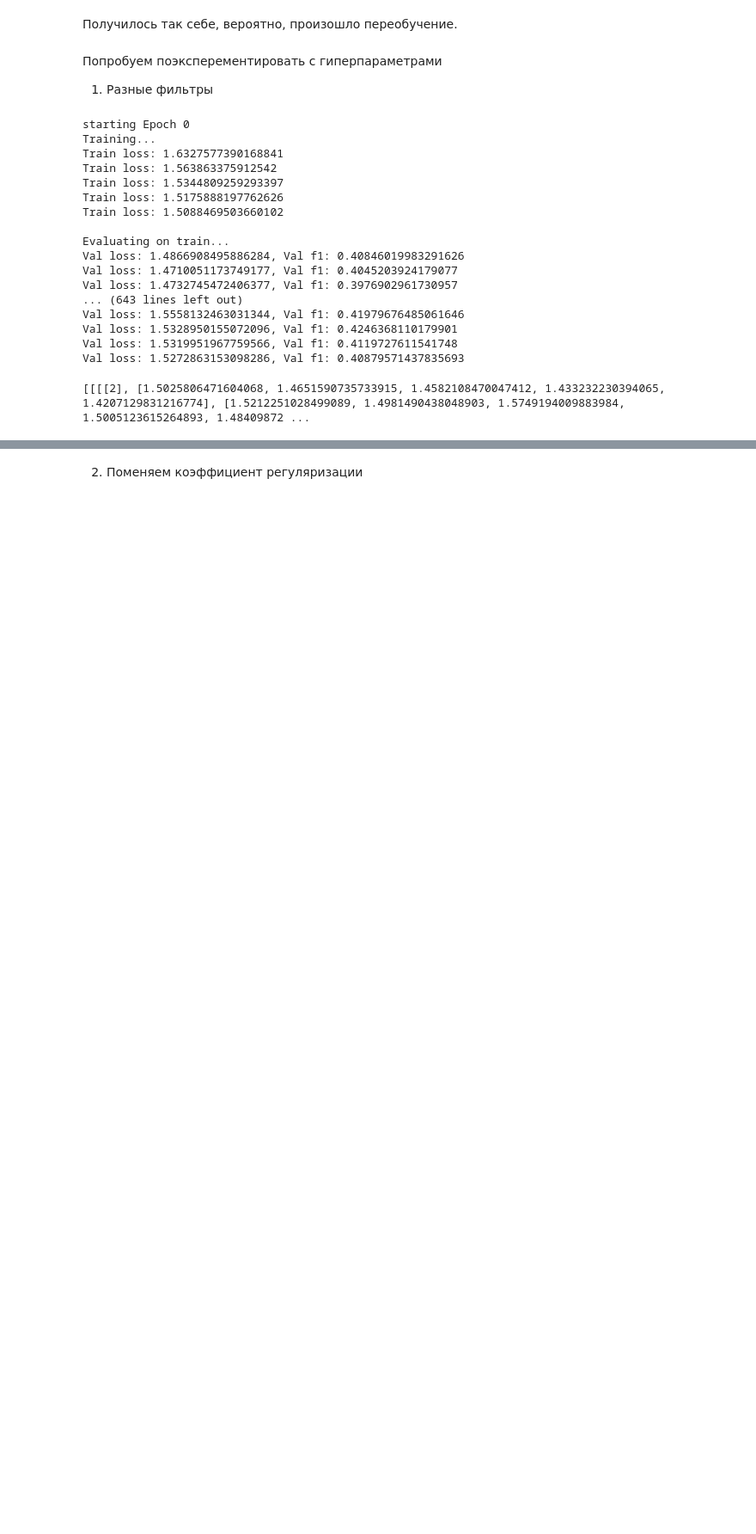
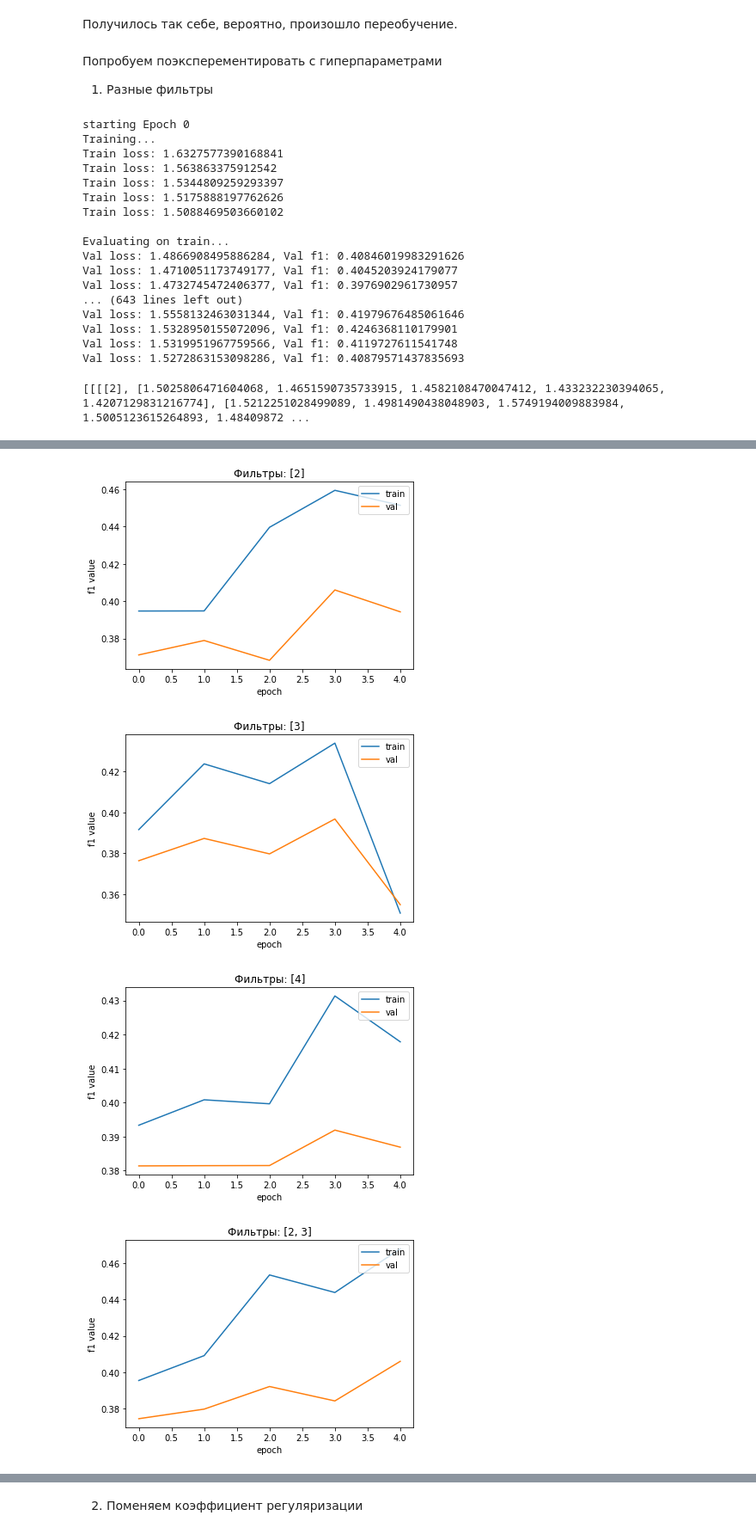
Before and after one commit to IrinaLobanova2000/NN-homeworks, a Jupyter notebook: NN3.ipynb, the cells around one changed output, grey strips where cells are left out. Shown at 86% size. Cells and saved outputs as stored; diff of their text form; code cells hidden in the pictures; blank space fills up the shorter version.

```diff
--- a/NN3.ipynb
+++ b/NN3.ipynb
@@ -490,9 +494,15 @@ TypeError: ignored
 # %%
 for res in results:
-  plt.plot([0][3])
-  plt.plot([0][4])
+  plt.plot(res[0][3])
+  plt.plot(res[0][4])
   plt.title('f1 value')
   plt.ylabel('f1 value')
   plt.xlabel('epoch')
   plt.legend(['train', 'val'], loc='upper right')
+  plt.title('Фильтры: {}'.format(res[0][0]))
   plt.show()
+# %% [output]
+[figure, added]
+[figure, added]
+[figure, added]
+[figure, added]
```
Also changed, not shown: parts of 3 cells of this notebook.
